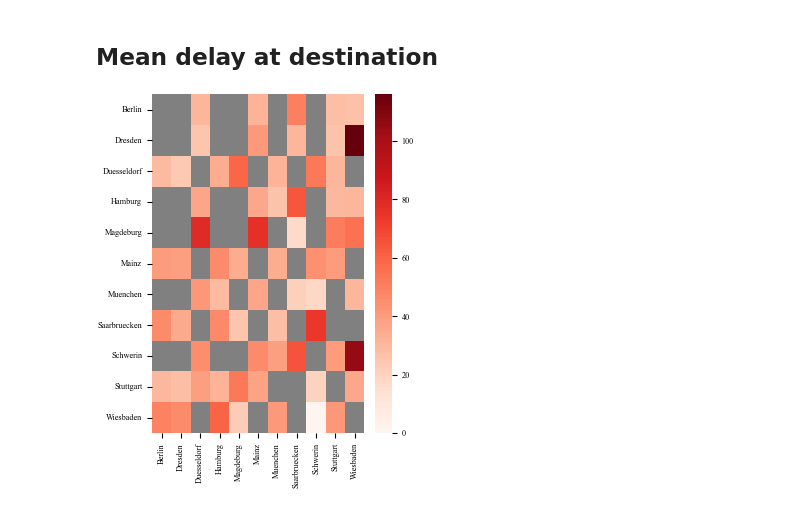
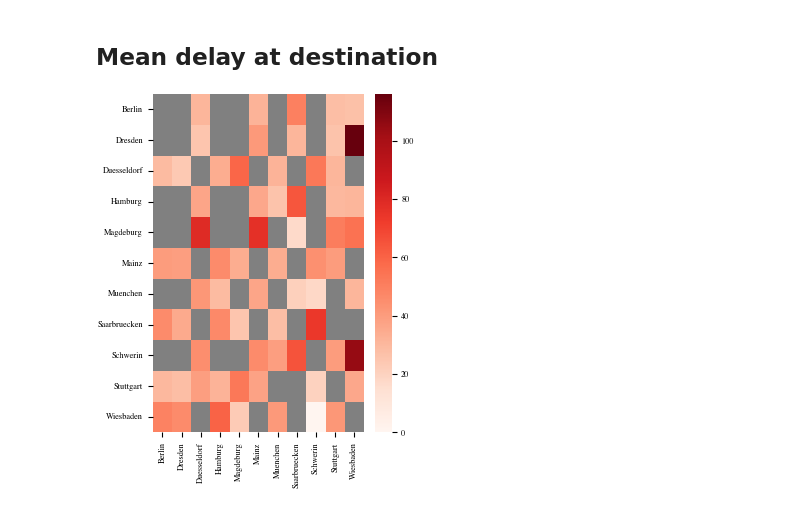
Before and after one commit to 17ex/DataLiteracy, a Jupyter notebook: fig/fig_meanDelays_heatmap.ipynb, the cells around one changed output. Cells and saved outputs as stored; diff of their text form; code cells hidden in the pictures.

```diff
--- a/fig/fig_meanDelays_heatmap.ipynb
+++ b/fig/fig_meanDelays_heatmap.ipynb
@@ -23,7 +23,7 @@ from plotting_functions import read_data, get_mean_delays
 # %% [markdown]
 ## Import data
 # %%
-df_dict = read_data('../dat/gain-comparison/gain-comp/avg_gain')
+df_dict = read_data('../dat/gain-comparison/avg_gain')
 cities = list(df_dict.keys())
 cities.sort()
 # %% [output]
@@ -81,8 +81,8 @@ df_mean.drop('Potsdam Hbf', inplace=True)
 del df_mean['Potsdam Hbf']
 # %%
 plt.rcParams.update(bundles.icml2022(column="half", nrows=2, ncols=1, usetex=False))
-plt.rcParams['font.serif'] = 'Times New Roman'  # Or another available font
-plt.rcParams['font.family'] = 'serif'
+#plt.rcParams['font.serif'] = 'Times New Roman'  # Or another available font
+#plt.rcParams['font.family'] = 'serif'
 #nan_color = 'lightgrey'
 
 state_capitals = [
@@ -95,31 +95,31 @@ cleaned_capitals = [city.replace(' Hbf', '') for city in state_capitals]
 
 df_mean.index = df_mean.index.str.replace(' Hbf', '')
 df_mean.columns = df_mean.columns.str.replace(' Hbf', '')
 
 df_filtered = df_mean.loc[cleaned_capitals, cleaned_capitals]
 
 df_done = df_filtered.sort_index().sort_index(axis=1)
 plt.figure()
 
 #palette = sns.cubehelix_palette(start=.5, rot=-.5, as_cmap=True)
 #data_sorted = sorted(set( list(filter(lambda x: not np.isnan(x), df_mean.values.flatten()))), reverse=True)
 #second_highest = data_sorted[1]
 #min_data = data_sorted[-1]
 
 cmap = sns.color_palette("Reds", as_cmap=True)
 cmap.set_bad('gray')  # Set color for NaN values
 
 # Plot the heatmap
 
 heatmap = sns.heatmap(df_done, annot=False, cmap=cmap, cbar=True,
                       vmin=0, vmax=df_mean.max().max())  # , vmin=0, vmax=second_highest
 
 #cbar = heatmap.collections[0].colorbar
 #cbar.set_ticks([cbar.vmin, cbar.vmax])
 
 
 plt.savefig("plot_meanDelay_heatmap_reds.pdf", format="pdf")
 
 plt.show()
 # %% [output]
-[figure, old version]
+[figure, new version]
```
Also changed, not shown: parts of 1 cell of this notebook, 5 other files.
